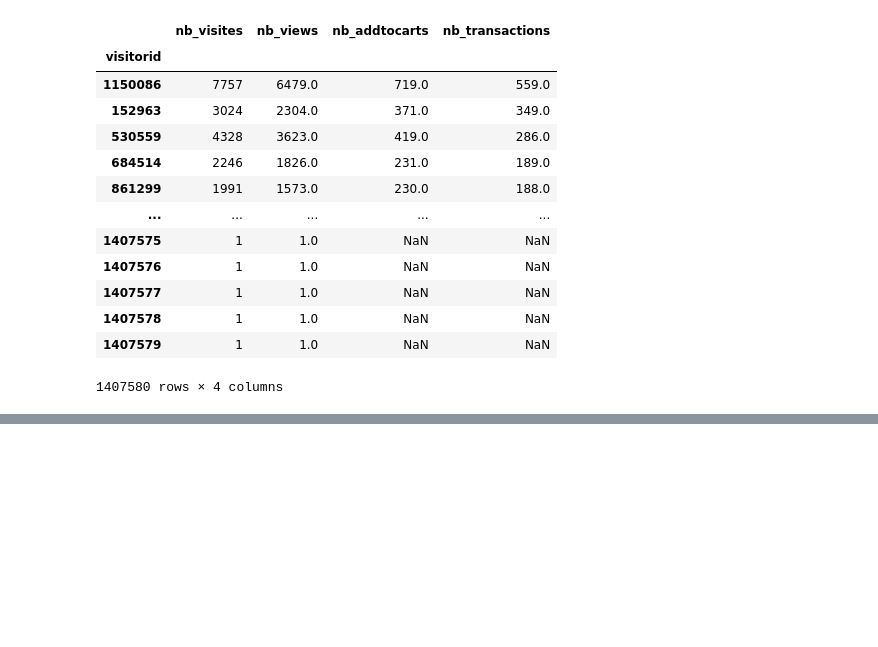
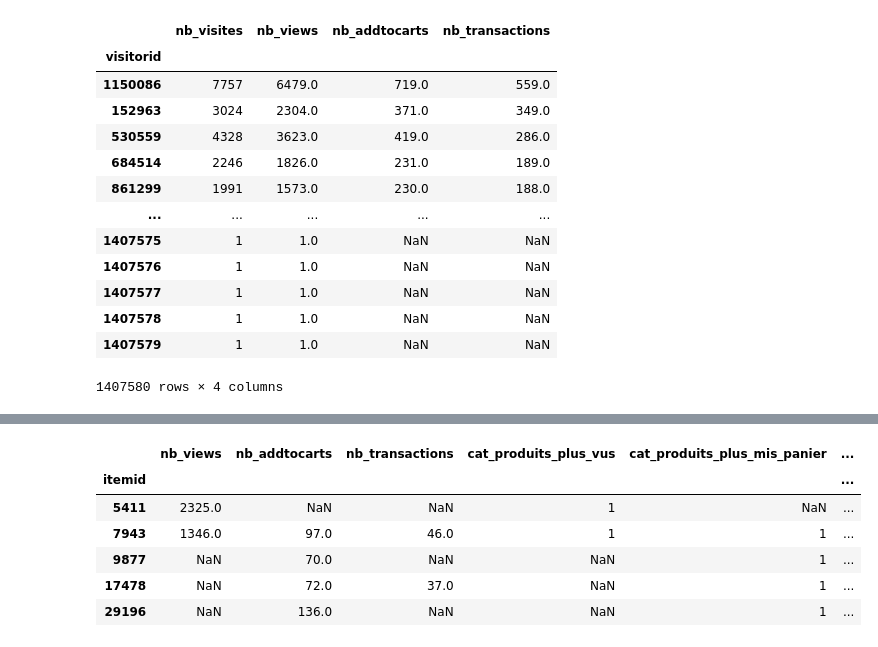
Before and after one commit to soopajot/eCommerce_Customer_Behavior, a Jupyter notebook: suivi_utilisateurs.ipynb, the cells around one changed output, grey strips where cells are left out. Drawn from its saved outputs; the diff is of its cells as text; code cells hidden in the pictures; blank space fills up the shorter version.

```diff
--- a/suivi_utilisateurs.ipynb
+++ b/suivi_utilisateurs.ipynb
@@ -159,4 +106,0 @@ plt.show()
-# %%
-## SOOYOUNG 09/01 ##
-pd.set_option('float_format', '{:f}'.format)
-stats.describe()
@@ -900,0 +297,33 @@ def plot_stacked_funnel(event, col=None, from_date=None, to_date=None, step_inte
+# %%
+## SOOYOUNG 30/01 ##
+n_produits = 20
+
+# les 20 produits plus achetés
+top_produits_vendus = items.sort_values(by='nb_transactions', ascending=False).head(n_produits)
+top_produits_vendus['cat_produits_plus_vendus'] = "1"
+top_produits_vendus = top_produits_vendus.drop(columns=['nb_visites', 'nb_views', 'nb_addtocarts'])
+
+# les 20 produits plus mis au panier
+top_produits_paniers = items.sort_values(by='nb_addtocarts', ascending=False).head(n_produits)
+top_produits_paniers['cat_produits_plus_mis_panier'] = "1"
+top_produits_paniers = top_produits_paniers.drop(columns=['nb_visites', 'nb_views', 'nb_transactions'])
+
+# les 20 produits plus vus
+top_produits_vus = items.sort_values(by='nb_views', ascending=False).head(n_produits)
+top_produits_vus['cat_produits_plus_vus'] = "1"
+top_produits_vus = top_produits_vus.drop(columns=['nb_visites', 'nb_addtocarts', 'nb_transactions'])
+
+# Merge les 3 dataframes OUTER
+top_produits = pd.merge(top_produits_vendus, top_produits_paniers, left_index=True, right_index=True, how='outer')
+top_produits = pd.merge(top_produits, top_produits_vus, left_index=True, right_index=True, how='outer')
+
+top_produits = top_produits[['nb_views', 'nb_addtocarts', 'nb_transactions', 'cat_produits_plus_vus', 'cat_produits_plus_mis_panier', 'cat_produits_plus_vendus']]
+top_produits.head()
+# %% [output]
+|  | nb_views | nb_addtocarts | nb_transactions | cat_produits_plus_vus | cat_produits_plus_mis_panier | ... |
+| itemid |  |  |  |  |  | ... |
+| 5411 | 2325.0 | NaN | NaN | 1 | NaN | ... |
+| 7943 | 1346.0 | 97.0 | 46.0 | 1 | 1 | ... |
+| 9877 | NaN | 70.0 | NaN | NaN | 1 | ... |
+| 17478 | NaN | 72.0 | 37.0 | NaN | 1 | ... |
+| 29196 | NaN | 136.0 | NaN | NaN | 1 | ... |
```
Also changed, not shown: parts of 77 cells of this notebook.
